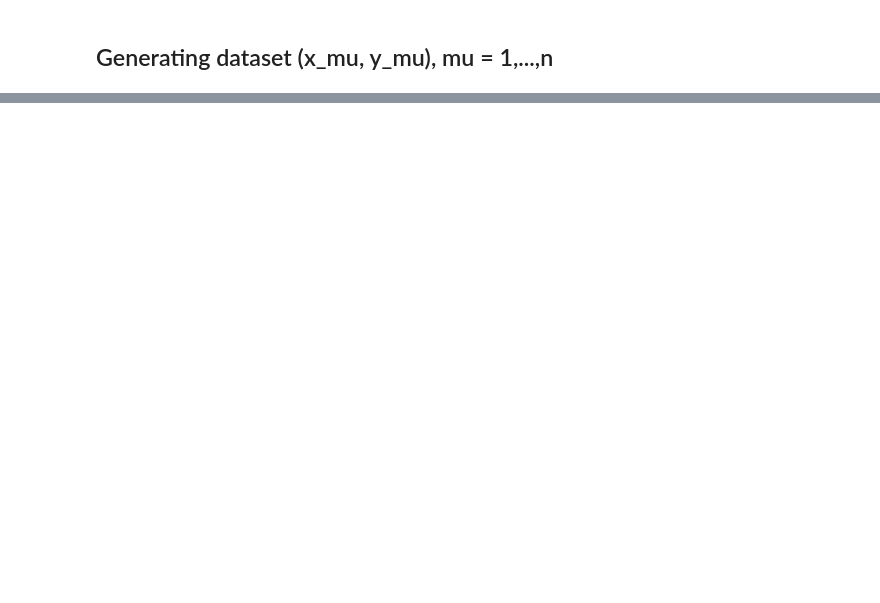
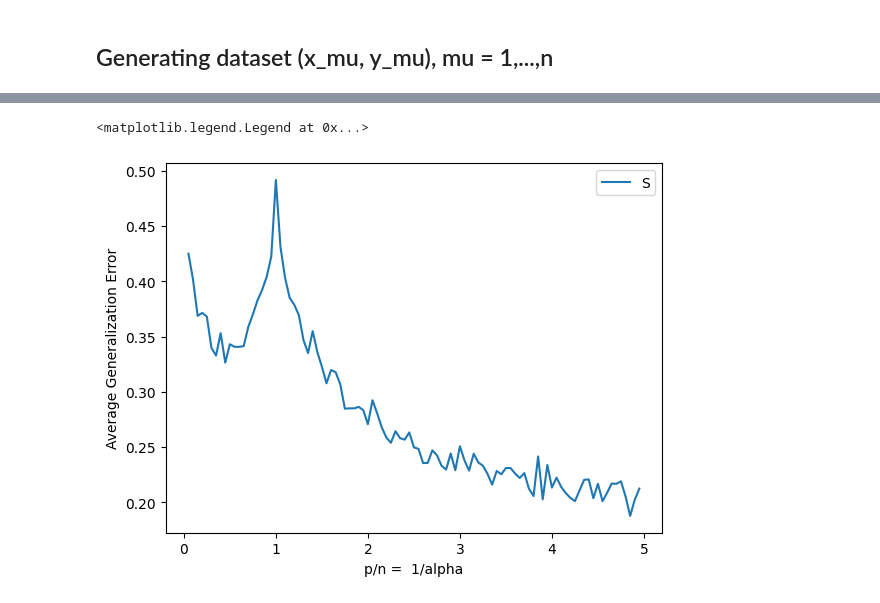
Before and after one commit to mccruz22/Generalization_error_learning, a Jupyter notebook: generate_data.ipynb, the cells around one changed output, grey strips where cells are left out. Cells and saved outputs as stored; diff of their text form; code cells hidden in the pictures; blank space fills up the shorter version.

Commit message:
added gen_error for square error

```diff
--- a/generate_data.ipynb
+++ b/generate_data.ipynb
@@ -69,12 +70,13 @@ def ave_gen_error(
     d: int, # hidden manifold dimension
     alpha: float, # n/p
     gamma: float, # d/p
-    lambda: float,
+    lamb: float,
     sigma,
     f_0,
     f_hat,
-    n_seeds: int
-) -> float:
+    n_seeds: int,
+    k=1
+) -> tuple[float, float]:
 
     p = math.floor(d / gamma) # number of features
     n = math.floor(alpha * p) # number of samples
@@ -90,12 +92,20 @@ def ave_gen_error(
         X, y = gen_data(d=d, alpha=alpha, gamma=gamma,
          F=F, theta_0=theta_0, sigma=lambda x: np.sign(x), f_0=lambda x: np.sign(x))
 
-        w_hat = np.min()
+        ## Square Loss
+        if n>p:
+            w_hat = np.linalg.inv((X.T @ X + lamb * np.eye(p))) @ X.T @ y
+        else:
+            w_hat = X.T @ np.linalg.inv((X@ X.T + lamb * np.eye(n))) @ y
+
+        loss = 1/2 * np.linalg.norm(y -  f_hat(X @ w_hat)) + lamb/2 * np.linalg.norm(w_hat)**2
+        print(f"Training Loss: {loss}")
 
         X_new, y_new = gen_data(d=d, alpha=alpha, gamma=gamma,
          F=F, theta_0=theta_0, sigma=lambda x: np.sign(x), f_0=lambda x: np.sign(x))
         #???
 
-        E_g = E_g + (1/(4**k*n)) np.linalg.norm(y_new -  f_hat(X_new @ w_hat))**2
 
-    return X, y
+        E_g = E_g + (1/(4**k*n)) * np.linalg.norm(y_new -  f_hat(X_new @ w_hat))**2
+
+    return E_g/n_seeds, loss
@@ -103,0 +112,19 @@ SyntaxError: invalid syntax (4202117659.py, line 5)
+# %%
+gen_errors = []
+alphas = []
+losses = []
+
+
+for i in range(1,100):
+    alpha = 1/i*20
+    alphas.append(alpha)
+
+    d=100
+    gamma = alpha/3
+    print(i)
+    eps_g, loss = ave_gen_error(d=d, alpha=alpha, gamma=gamma,
+                      lamb=1e-4, sigma=lambda x: np.sign(x),
+                      f_0=lambda x: np.sign(x), f_hat=lambda x: np.sign(x),
+                      n_seeds=10)
+    gen_errors.append(eps_g)
+    losses.append(loss)
@@ -103,0 +149,8 @@ SyntaxError: invalid syntax (4202117659.py, line 5)
+# %%
+plt.plot([1/alpha for alpha in alphas],gen_errors)
+plt.xlabel('p/n =  1/alpha')
+plt.ylabel('Average Generalization Error')
+plt.legend("Square Loss")
+# %% [output]
+<matplotlib.legend.Legend at 0x...>
+[figure, added]
```
Also changed, not shown: parts of 7 cells of this notebook.
